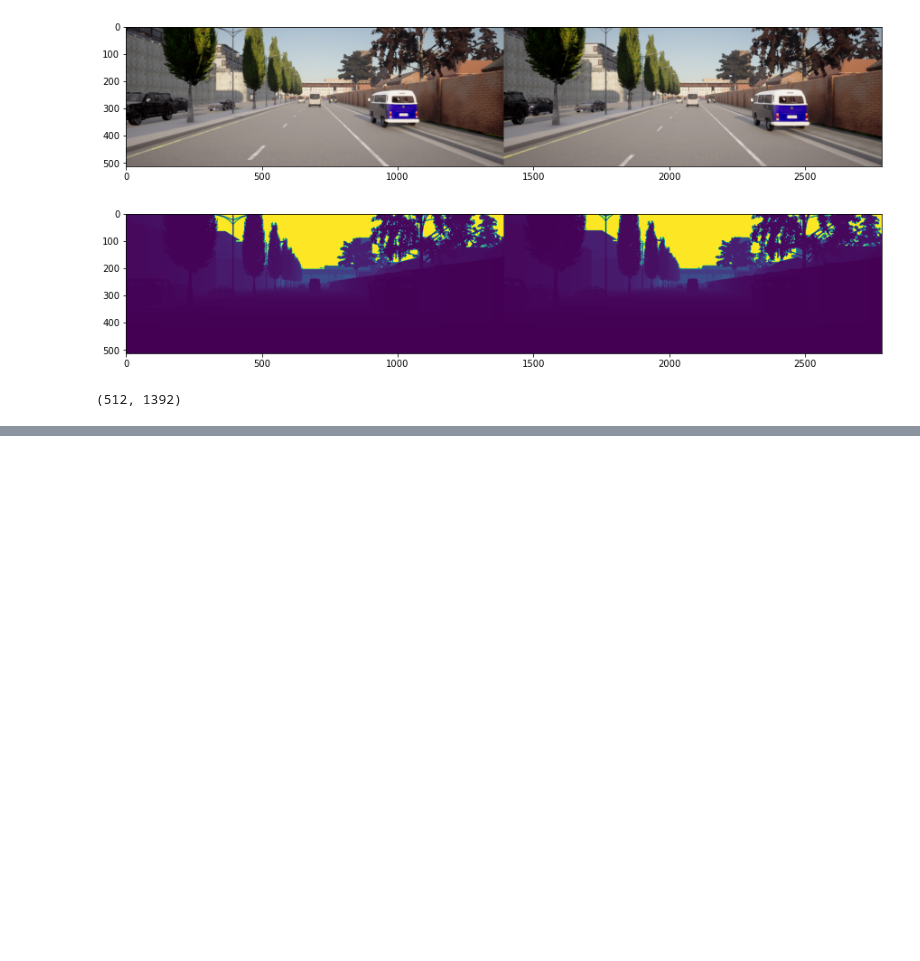
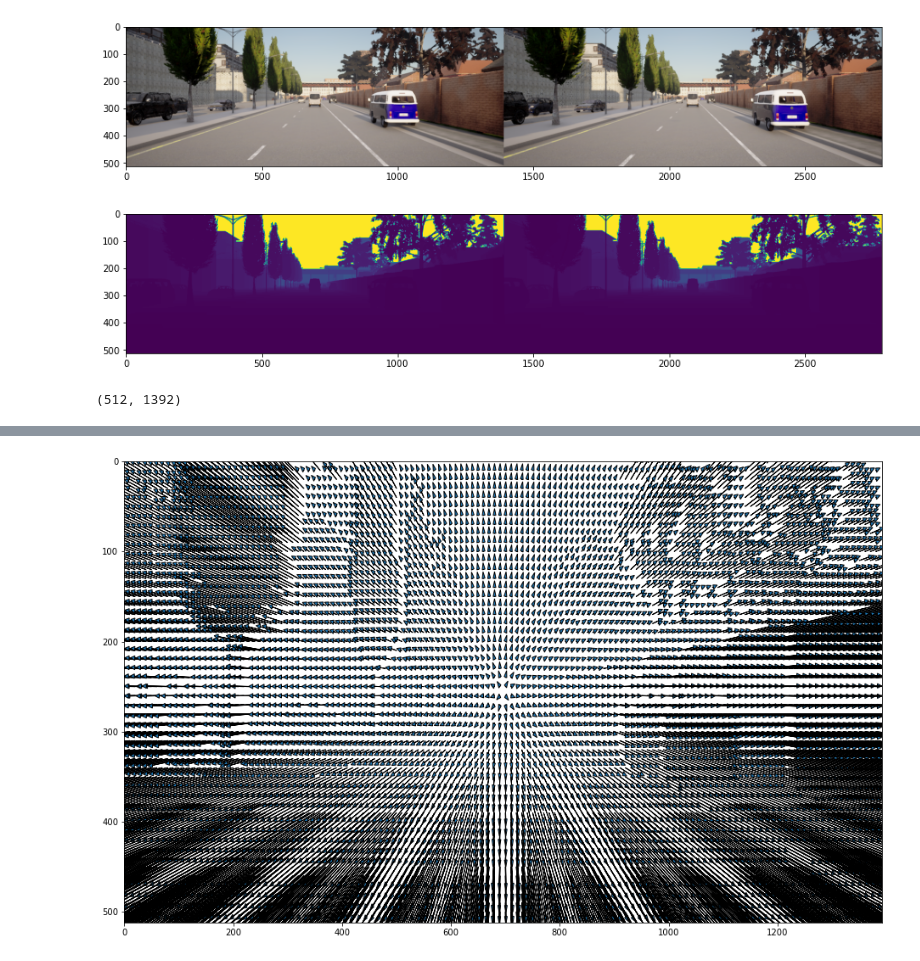
Before and after one commit to jonasdieker/motion_segmentation, a Jupyter notebook: unsupervised/static_scene_flow.ipynb, the cells around one changed output, grey strips where cells are left out. Drawn from its saved outputs; the diff is of its cells as text; code cells hidden in the pictures; blank space fills up the shorter version.

Commit message:
- corrected problem in pc transform func - in get_flow: transformed reprojected pixels to car_frame1 to car_frame2 to pixels - visualised densely and sparsely

```diff
--- a/unsupervised/static_scene_flow.ipynb
+++ b/unsupervised/static_scene_flow.ipynb
@@ -7,6 +9,7 @@ import glob
 import matplotlib.pyplot as plt
 import json
 from skimage import io
+import cv2
 
 
 def read_depth(depth_file):
@@ -34,8 +37,9 @@ transformations = sorted(list(glob.glob(os.path.join(data_root, f"transformation
 depths = sorted(list(glob.glob(os.path.join(data_root, f"depth/**/*.png"))))
 
 first_image_idx = 80
+offset = 1
 
-plot_pair(images[first_image_idx], images[first_image_idx+1])
+plot_pair(images[first_image_idx], images[first_image_idx+offset])
 # %% [output]
 [figure]
 # %%
@@ -51,9 +56,9 @@ print(depth0.shape)
 with open(transformations[0], "r") as f:
     trs_list = json.load(f)["transforms"]
 
-trs0 = np.array(trs_list[first_image_idx])
-trs1 = np.array(trs_list[first_image_idx+1])
+trs = np.array(trs_list[first_image_idx + offset])
+for i in range(offset-1,0, -1):
+    trs = np.array(trs_list[first_image_idx + i]) @ trs
 
-print_matrix(trs0)    # filler matrix
-print_matrix(trs1)    # 0_T_1  -> 1to0 but we want 0to1 therefore we want inv(trs1)
+print(trs)
 # %% [output]
@@ -69,0 +194,17 @@ print_matrix(trs1)    # 0_T_1  -> 1to0 but we want 0to1 therefore we want inv(tr
+# %%
+#Visualization of flow vectors
+fig = plt.figure(figsize = (16,10))
+# plt.xlim(0,512)
+plt.xlim(0,1392)
+plt.ylim(0,512)
+plt.gca().invert_yaxis()
+
+disc_step = 10
+of_offset = 10
+
+for i in range(of_offset, opt_flow.shape[0]-of_offset, disc_step):
+    for j in range(of_offset,opt_flow.shape[1]-of_offset, disc_step):
+        plt.arrow(j,i,opt_flow[i,j,0], opt_flow[i,j,1], head_width=5)
+fig.show()
+# %% [output]
+[figure, added]
```
Also changed, not shown: parts of 12 cells of this notebook.
